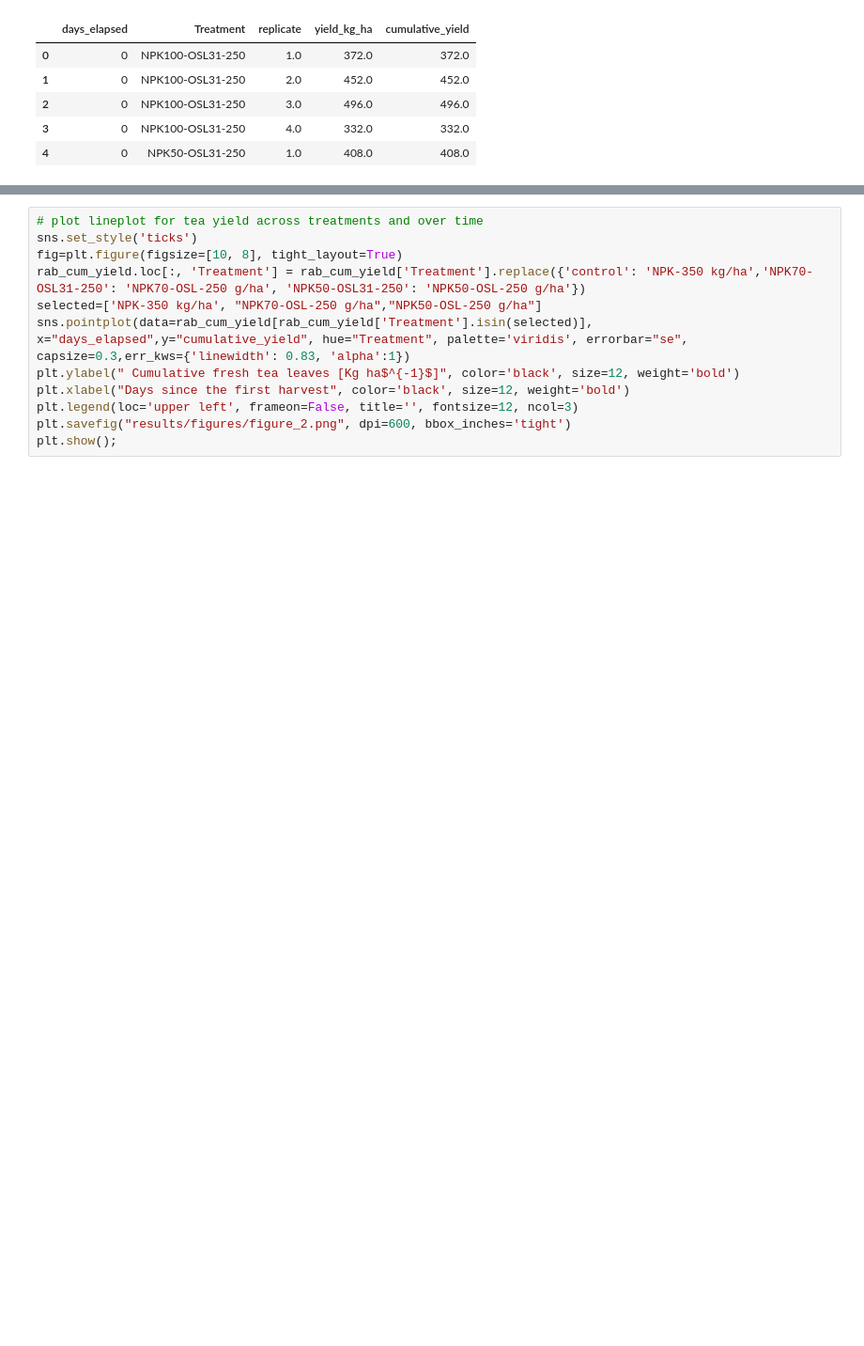
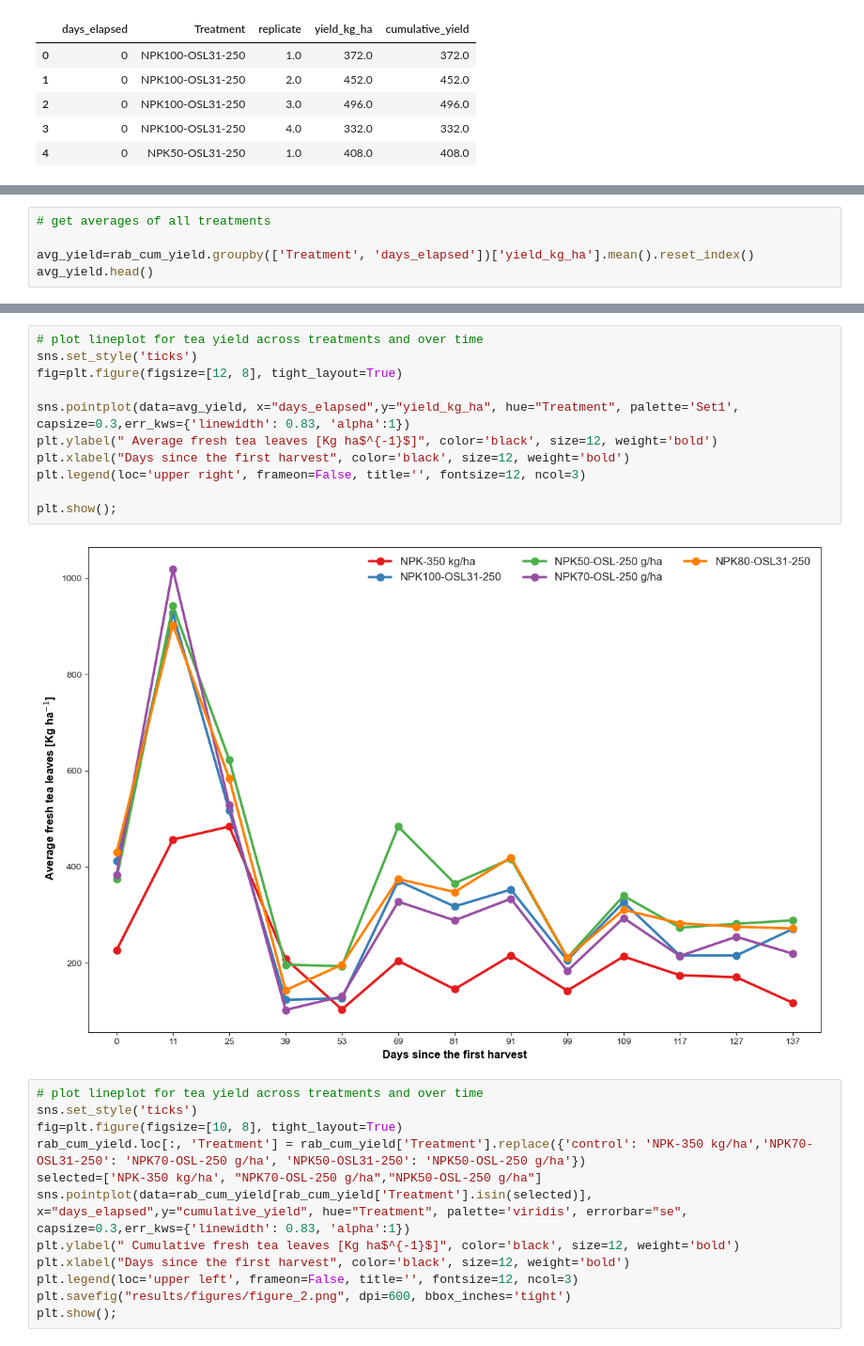
Before and after one commit to BBenyamini/tea_paper, a Jupyter notebook: notebook.ipynb, the cells around one changed output, grey strips where cells are left out. Shown at 94% size. Cells and saved outputs as stored; diff of their text form; blank space fills up the shorter version.

```diff
--- a/notebook.ipynb
+++ b/notebook.ipynb
@@ -224,0 +256,5 @@ rab_cum_yield.head()
+# %%
+# get averages of all treatments
+
+avg_yield=rab_cum_yield.groupby(['Treatment', 'days_elapsed'])['yield_kg_ha'].mean().reset_index()
+avg_yield.head()
@@ -225,3 +268,16 @@ rab_cum_yield.head()
+# %%
+# plot lineplot for tea yield across treatments and over time
+sns.set_style('ticks')
+fig=plt.figure(figsize=[12, 8], tight_layout=True)
+
+sns.pointplot(data=avg_yield, x="days_elapsed",y="yield_kg_ha", hue="Treatment", palette='Set1', capsize=0.3,err_kws={'linewidth': 0.83, 'alpha':1})
+plt.ylabel(" Average fresh tea leaves [Kg ha$^{-1}$]", color='black', size=12, weight='bold')
+plt.xlabel("Days since the first harvest", color='black', size=12, weight='bold')
+plt.legend(loc='upper right', frameon=False, title='', fontsize=12, ncol=3)
+
+plt.show();
+# %% [output]
+[figure, added]
 # %%
 # plot lineplot for tea yield across treatments and over time
 sns.set_style('ticks')
```
Also changed, not shown: parts of 10 cells of this notebook.
